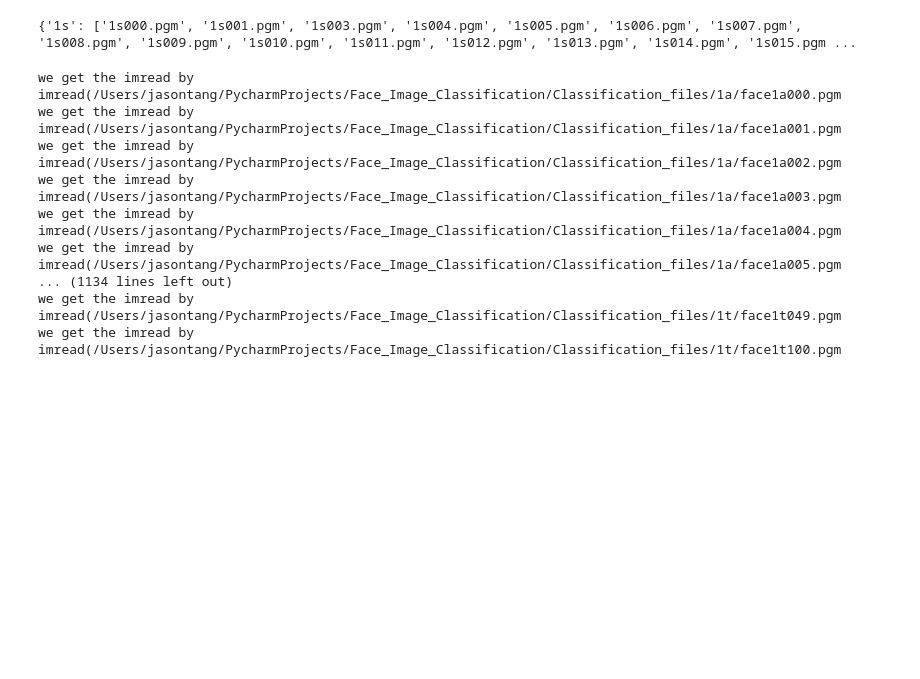
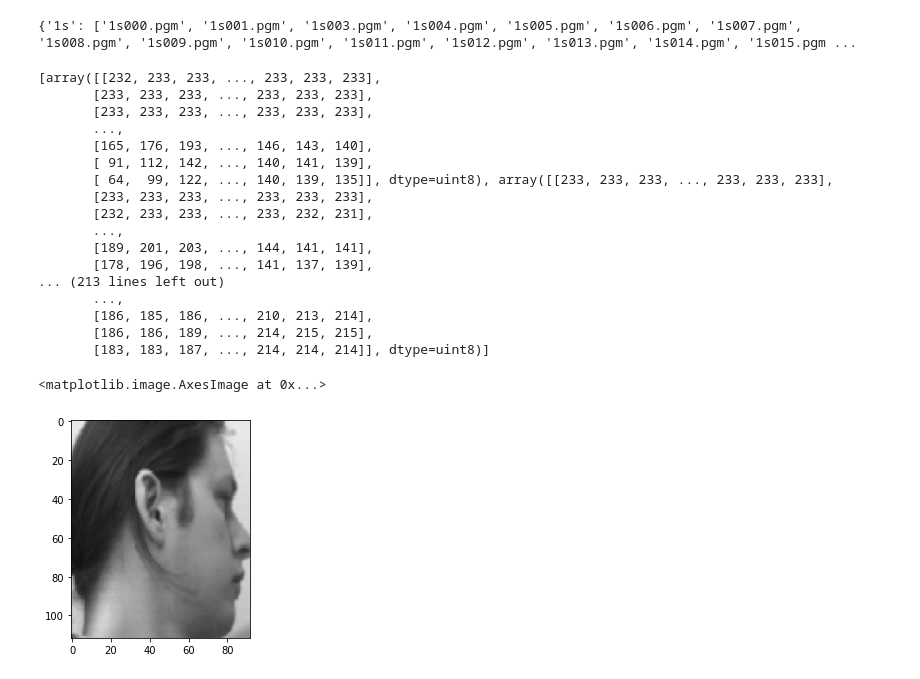
Before and after one commit to Tangjas20/Face_Image_Classification, a Jupyter notebook: classify_implementation.ipynb, the cells around one changed output. Cells and saved outputs as stored; diff of their text form; code cells hidden in the pictures; blank space fills up the shorter version.

Commit message:
Made a class list with files

```diff
--- a/classify_implementation.ipynb
+++ b/classify_implementation.ipynb
@@ -39,31 +42,53 @@ for folder_name in classification_files_names:
 print(image_dictionary)
 # %% [output]
 {'1s': ['1s000.pgm', '1s001.pgm', '1s003.pgm', '1s004.pgm', '1s005.pgm', '1s006.pgm', '1s007.pgm', '1s008.pgm', '1s009.pgm', '1s010.pgm', '1s011.pgm', '1s012.pgm', '1s013.pgm', '1s014.pgm', '1s015.pgm ...
+# %%
+#Now we should set up a class with attributes that we will need in order to classify
+class Person():
+    name_of_person = None
+    list_of_vector_array = []
+    gender = None
+    race = None
+
+    def __init__(self, name, list_of_vector_array):
+        self.name_of_person = name
+        self.list_of_vector_array = list_of_vector_array
 # %%
 #An example of using this could be
 alphabetical_keys = sorted_nicely(list(image_dictionary))
+temporary_list_for_class_use_later = []
 for key in alphabetical_keys:
+
+    image_list = []
     for i in image_dictionary[key]:
-        print("we get the imread by")
-        print("imread(" + classification_file_directory + "/{}/face".format(key) + i)
+        vector_image = io.imread(classification_file_directory + "/{}/face/".format(key) + i, as_gray=True)
+        image_list.append(vector_image)
+    person = Person(key, image_list)
+    temporary_list_for_class_use_later.append(person)
 #So Imread is the skimage thing we will be using to read the images. This cell is just a demonstration on how to use the key values in the dictionary made
 #This makes it so that we can read all the images easily
 #Note you should run the file in your own IDE because the CWD will change and it won't be Jason Tang
-# %% [output]
-we get the imread by
-imread(/Users/jasontang/PycharmProjects/Face_Image_Classification/Classification_files/1a/face1a000.pgm
-we get the imread by
-imread(/Users/jasontang/PycharmProjects/Face_Image_Classification/Classification_files/1a/face1a001.pgm
-we get the imread by
-imread(/Users/jasontang/PycharmProjects/Face_Image_Classification/Classification_files/1a/face1a002.pgm
-we get the imread by
-imread(/Users/jasontang/PycharmProjects/Face_Image_Classification/Classification_files/1a/face1a003.pgm
-we get the imread by
-imread(/Users/jasontang/PycharmProjects/Face_Image_Classification/Classification_files/1a/face1a004.pgm
-we get the imread by
-imread(/Users/jasontang/PycharmProjects/Face_Image_Classification/Classification_files/1a/face1a005.pgm
-... (1134 lines left out)
-we get the imread by
-imread(/Users/jasontang/PycharmProjects/Face_Image_Classification/Classification_files/1t/face1t049.pgm
-we get the imread by
-imread(/Users/jasontang/PycharmProjects/Face_Image_Classification/Classification_files/1t/face1t100.pgm
+# %%
+#Now we test if the lists actually work
+print(temporary_list_for_class_use_later[0].list_of_vector_array)
+plt.imshow(temporary_list_for_class_use_later[0].list_of_vector_array[0], cmap='gray', vmin=0, vmax=255)
+# %% [output]
+[array([[232, 233, 233, ..., 233, 233, 233],
+       [233, 233, 233, ..., 233, 233, 233],
+       [233, 233, 233, ..., 233, 233, 233],
+       ...,
+       [165, 176, 193, ..., 146, 143, 140],
+       [ 91, 112, 142, ..., 140, 141, 139],
+       [ 64,  99, 122, ..., 140, 139, 135]], dtype=uint8), array([[233, 233, 233, ..., 233, 233, 233],
+       [233, 233, 233, ..., 233, 233, 233],
+       [232, 233, 233, ..., 233, 232, 231],
+       ...,
+       [189, 201, 203, ..., 144, 141, 141],
+       [178, 196, 198, ..., 141, 137, 139],
+... (213 lines left out)
+       ...,
+       [186, 185, 186, ..., 210, 213, 214],
+       [186, 186, 189, ..., 214, 215, 215],
+       [183, 183, 187, ..., 214, 214, 214]], dtype=uint8)]
+<matplotlib.image.AxesImage at 0x...>
+[figure, added]
```
Also changed, not shown: parts of 1 cell of this notebook, 1 other file.
